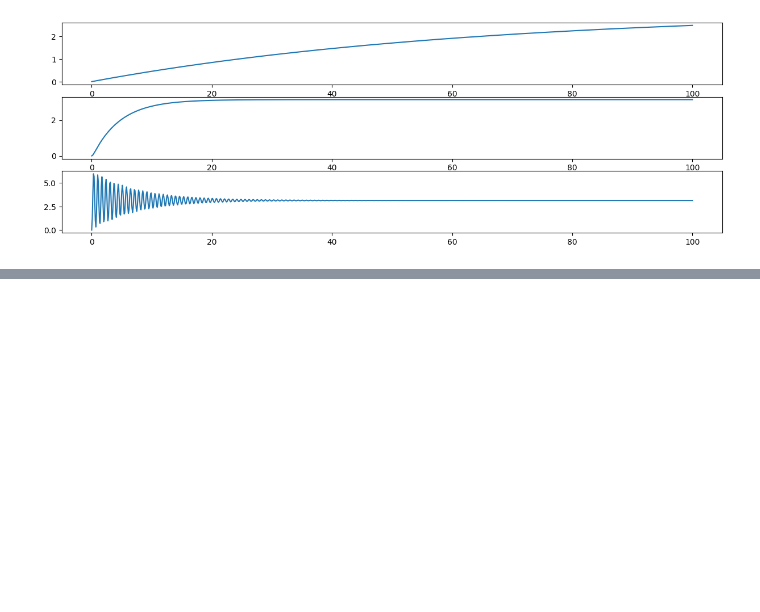
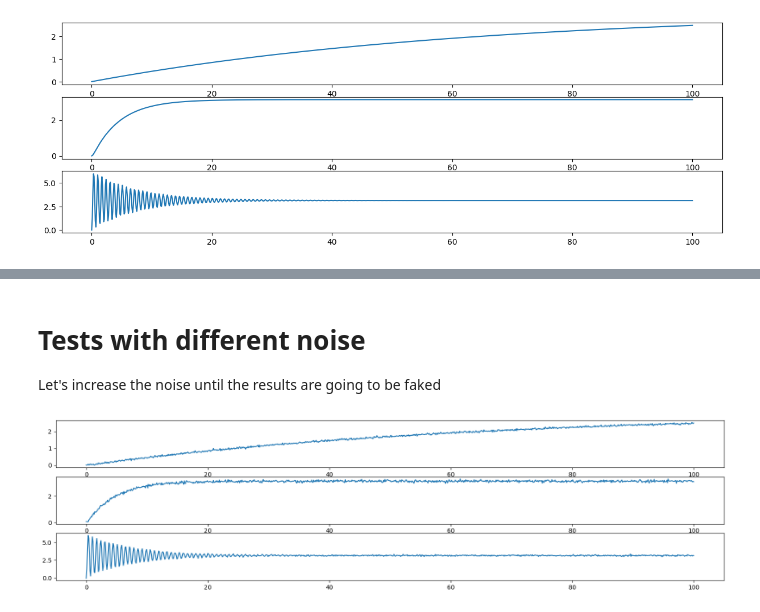
Before and after one commit to albertoZurini/UNITS-CPS-Project, a Jupyter notebook: main_working.ipynb, the cells around one changed output, grey strips where cells are left out. Cells and saved outputs as stored; diff of their text form; code cells hidden in the pictures; blank space fills up the shorter version.

```diff
--- a/main_working.ipynb
+++ b/main_working.ipynb
@@ -188,0 +191,32 @@ for i in range(len(Ys)):
+# %% [markdown]
+# Tests with different noise
+
+Let's increase the noise until the results are going to be faked
+# %%
+plt.figure(figsize=(20, 15))
+
+SNR = 35 # dB
+np.random.seed(42)
+
+# Noise model
+def add_noise_with_snr(signal, snr_db):
+    # Calculate signal power
+    signal_power = np.mean(signal ** 2)
+    # Convert SNR from dB to linear scale
+    snr_linear = 10 ** (snr_db / 10)
+    # Calculate noise power
+    noise_power = signal_power / snr_linear
+    # Generate Gaussian noise with the calculated power
+    noise = np.random.normal(0, np.sqrt(noise_power), signal.shape)
+    # Add noise to the signal
+    noisy_signal = signal + noise
+
+    return noisy_signal
+
+Ys_noisy = [add_noise_with_snr(Ys[i], SNR) for i in range(len(Ys))]
+
+for i in range(len(Ys)):
+    plt.subplot(9, 1, i+1)
+    plt.plot(time, Ys_noisy[i])
+# %% [output]
+[figure, added]
```
Also changed, not shown: parts of 13 cells of this notebook, 3 other files.
